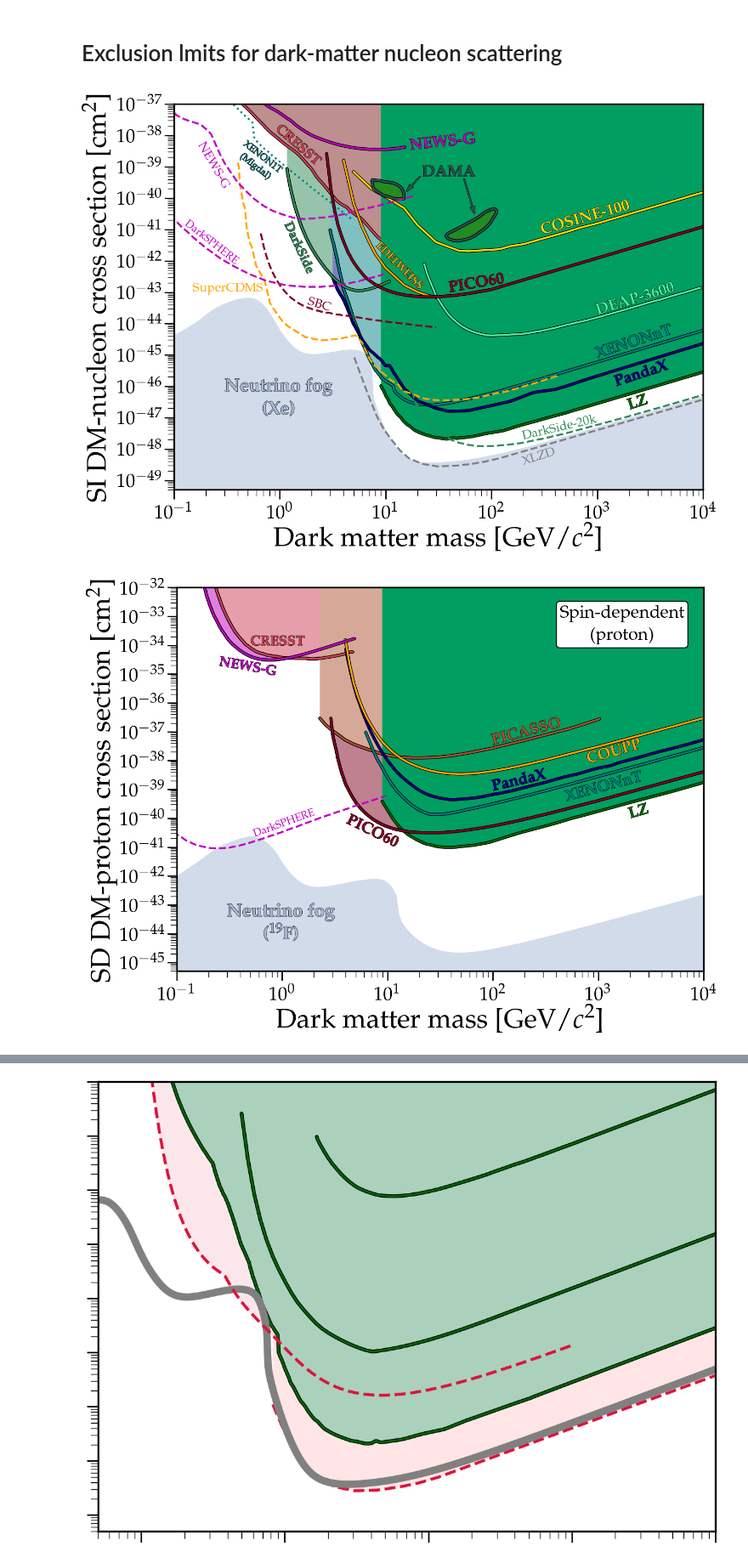
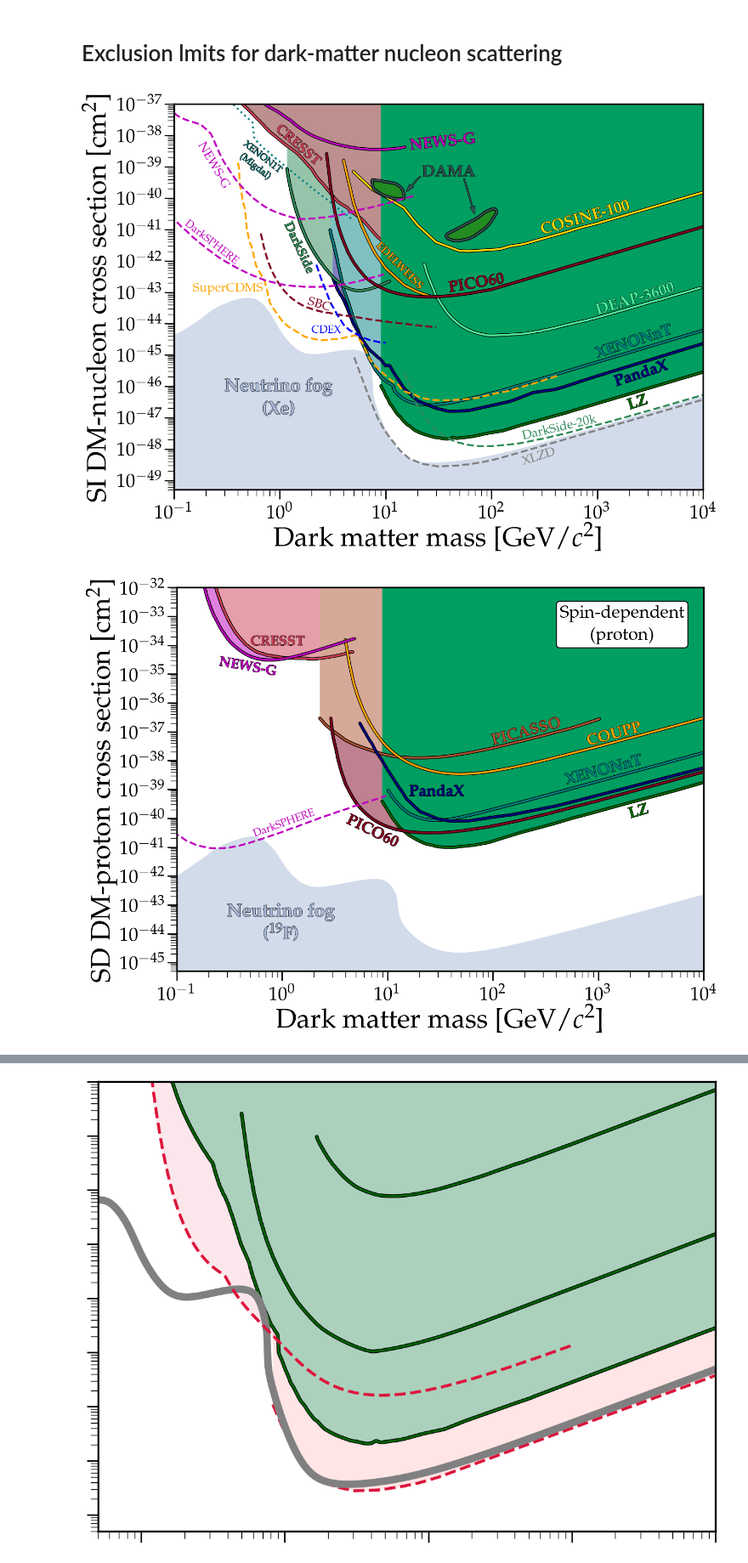
Before and after one commit to cajohare/DirectDetectionPlots, a Jupyter notebook: notebooks/DM-Nucleon.ipynb, the cells around one changed output, grey strips where cells are left out. Shown at 85% size. Cells and saved outputs as stored; diff of their text form; code cells hidden in the pictures.

```diff
--- a/notebooks/DM-Nucleon.ipynb
+++ b/notebooks/DM-Nucleon.ipynb
@@ -29,6 +29,7 @@ PlotBound(ax,fpath+'EDELWEISS.txt',edgecolor='orange',textcolor='orange',facealp
 PlotBound(ax,fpath+'DEAP-3600.txt',edgecolor='#4ff09d',textcolor='#4ff09d',facealpha=0,label=r'{\bf DEAP-3600}',rotation=rot_45-1,label_pos=[1000,1.9e-44])
 PlotBound(ax,fpath+'PICO60.txt',edgecolor=[0.5, 0.0, 0.13],textcolor=[0.5, 0.0, 0.13],facealpha=0,label=r'{\bf PICO60}',rotation=rot_45-8,label_pos=[40,1e-43])
 PlotBound(ax,fpath+'COSINE-100.txt',edgecolor='gold',textcolor='gold',facealpha=0,label=r'{\bf COSINE-100}',rotation=rot_45-2,label_pos=[300,7e-42])
+
 #PlotBound(ax,fpath+'LUX.txt',edgecolor='crimson',textcolor='crimson',facealpha=0,label='LUX',rotation=rot_45,label_pos=[300,1e-45])
 PlotBound(ax,fpath+'NEWS-G.txt',edgecolor='m',textcolor='m',facealpha=0,label=r'{\bf NEWS-G}',rotation=6,label_pos=[17,0.35e-38])
 
@@ -71,10 +72,11 @@ PlotBound(ax,fpath+'Projections/LXe_200ty_90excl.txt',edgecolor='gray',textcolor
 PlotBound(ax,fpath+'Projections/NEWS-G-Projection.txt',edgecolor='m',textcolor='m',facealpha=0,label=r'\begin{center} NEWS-G \end{center}',linestyle='--',rotation=-60,fontsize=20,label_pos=[0.168,5e-39],path_effects=None,text_path_effects=None)
 PlotBound(ax,fpath+'Projections/SBC.txt',edgecolor=[0.5, 0.0, 0.13],textcolor=[0.5, 0.0, 0.13],facealpha=0,label=r'\begin{center} SBC \end{center}',linestyle='--',rotation=-17,fontsize=20,label_pos=[1.8,4e-44],path_effects=None,text_path_effects=None,end_x=-60)
 PlotBound(ax,fpath+'Projections/DarkSPHERE.txt',edgecolor='m',textcolor='m',facealpha=0,label=r'\begin{center} DarkSPHERE \end{center}',linestyle='--',rotation=-38,fontsize=17,label_pos=[0.125,1.4e-41],path_effects=None,text_path_effects=None)
+PlotBound(ax,fpath+'Projections/CDEX.txt',edgecolor='b',textcolor='b',facealpha=0,label=r'\begin{center} CDEX \end{center}',linestyle='--',rotation=0,fontsize=17,label_pos=[2,5e-45],path_effects=None,text_path_effects=None)
 
 #MySaveFig(fig,'Nucleon_SI_with_Projections')
 # %% [output]
-[figure, old version]
+[figure, new version]
 # %%
 from numpy import *
 import matplotlib
@@ -98,9 +100,9 @@ PlotBound(ax,fpath+'PICO60.txt',edgecolor=[0.5, 0.0, 0.13],textcolor=[0.5, 0.0,
 PlotBound(ax,fpath+'PICO60.txt',edgecolor=[0.5, 0.0, 0.13],textcolor=[0.5, 0.0, 0.13],facecolor=col_alpha([0.5, 0.0, 0.13],0.5),zorder=-11)
 PlotBound(ax,fpath+'CRESST.txt',edgecolor=[0.8, 0.25, 0.33],textcolor=[0.8, 0.25, 0.33],facealpha=0,label=r'{\bf CRESST}',rotation=0,label_pos=[0.5,0.1e-33],fontsize=22)
 PlotBound(ax,fpath+'CRESST.txt',edgecolor=[0.8, 0.25, 0.33],textcolor=[0.8, 0.25, 0.33],facecolor=col_alpha([0.8, 0.25, 0.33],0.5),zorder=-11)
-PlotBound(ax,fpath+'XENONnT.txt',edgecolor='teal',textcolor='teal',facealpha=0,label=r'{\bf XENONnT}',rotation=rot_45-1,label_pos=[500,4e-40])
-PlotBound(ax,fpath+'PandaX.txt',edgecolor='navy',textcolor='navy',facealpha=0,label=r'{\bf PandaX}',rotation=rot_45-3,label_pos=[100,9.0e-40])
-PlotBound(ax,fpath+'COUPP.txt',edgecolor='orange',textcolor='orange',facealpha=0,label=r'{\bf COUPP}',rotation=rot_45,label_pos=[800,8e-39])
+PlotBound(ax,fpath+'XENONnT_2025.txt',edgecolor='teal',textcolor='teal',facealpha=0,label=r'{\bf XENONnT}',rotation=rot_45-1,label_pos=[500,15e-40])
+PlotBound(ax,fpath+'PandaX.txt',edgecolor='navy',textcolor='navy',facealpha=0,label=r'{\bf PandaX}',rotation=0,label_pos=[16,6.0e-40])
+PlotBound(ax,fpath+'COUPP.txt',edgecolor='orange',textcolor='orange',facealpha=0,label=r'{\bf COUPP}',rotation=rot_45-1,label_pos=[800,33e-39])
 PlotBound(ax,fpath+'NEWS-G.txt',edgecolor='m',textcolor='m',facealpha=0,label=r'{\bf NEWS-G}',rotation=-10,label_pos=[0.25,0.2e-34],fontsize=22)
 PlotBound(ax,fpath+'NEWS-G.txt',edgecolor='m',textcolor='m',facecolor=col_alpha('m',0.5),zorder=-12)
 
@@ -109,34 +111,34 @@ PlotBound(ax,fpath+'NEWS-G.txt',edgecolor='m',textcolor='m',facecolor=col_alpha(
 # PlotBound(ax,fpath+'SuperK-tt.txt',edgecolor='crimson',textcolor='crimson',facealpha=0,lw=2,linestyle='--',label='ATLAS',rotation=rot_45,label_pos=[300,1e-45],zorder=-10)
 #PlotBound(ax,fpath+'AllLimits-2024.txt',edgecolor='gray',textcolor='gray',facecolor='gray')
 
 
 # neutrino fog
 PlotBound(ax,'../data/fog/Nucleon/SDp/nuFog_n2_F.txt',y2=0,label=r'\begin{center} {\bf Neutrino fog \linebreak ($^{19}$F)}\end{center}',label_pos=[0.3,4e-44],fontsize=29,rotation=0,facecolor='#a7b9d6',lw=0,textcolor='#a7b9d6',facealpha=0.5)
 
 # Finishing touches
 ax.set_yscale('log')
 ax.set_xscale('log')
 ax.set_xlim([0.1,1e4])
 ax.set_ylim([5e-46,1e-32])
 ax.set_xlabel('Dark matter mass [GeV/$c^2$]')
 ax.set_ylabel(r'SD DM-proton cross section [cm$^{2}$]')
 locmaj = matplotlib.ticker.LogLocator(base=10.0, subs=(1.0, ), numticks=50)
 locmin = matplotlib.ticker.LogLocator(base=10.0, subs=arange(2, 10)*.1,numticks=100)
 ax.yaxis.set_major_locator(locmaj)
 ax.yaxis.set_minor_locator(locmin)
 
 
 plt.gcf().text(0.78, 0.82, r'\begin{center}Spin-dependent \linebreak (proton)\end{center}',ha='center',color='black',multialignment='center',
             bbox=dict(facecolor='w', linewidth=1.5,
                         edgecolor='black', boxstyle='round,pad=0.2'))
 
 MySaveFig(fig,'Nucleon_SDp')
 
 PlotBound(ax,fpath+'Projections/DarkSPHERE.txt',edgecolor='m',textcolor='m',facealpha=0,label=r'\begin{center} DarkSPHERE \end{center}',linestyle='--',rotation=20,fontsize=17,label_pos=[0.55,2.3e-41],path_effects=None,text_path_effects=None)
 
 MySaveFig(fig,'Nucleon_SDp_with_Projections')
 # %% [output]
-[figure, old version]
+[figure, new version]
 # %%
 from numpy import *
 import matplotlib
```
Also changed, not shown: parts of 2 cells of this notebook, 55 other files.
